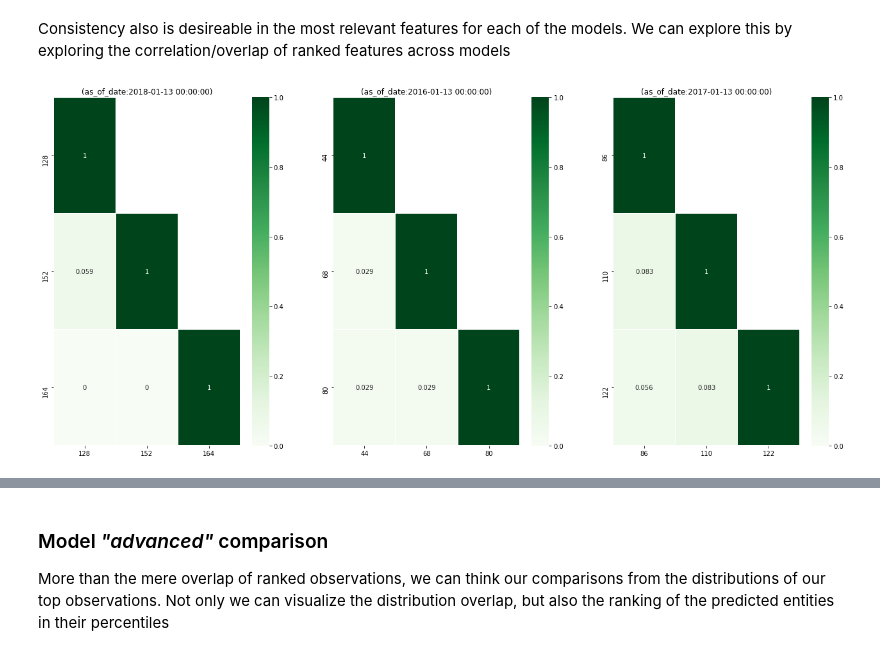
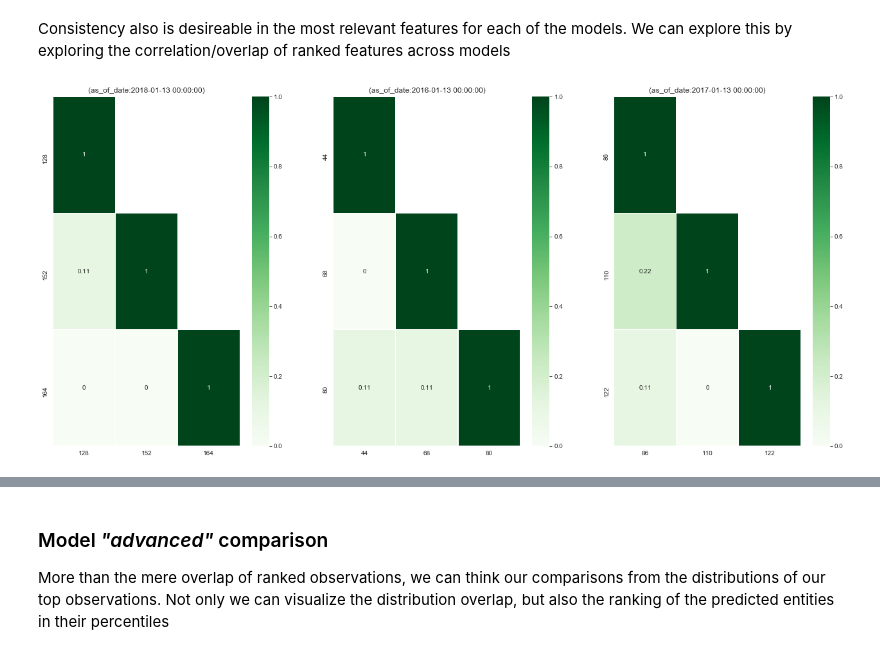
Before and after one commit to dssg/triage, a Jupyter notebook: src/triage/component/postmodeling/contrast/postmodeling_tutorial.ipynb, the cells around one changed output, grey strips where cells are left out. Cells and saved outputs as stored; diff of their text form; code cells hidden in the pictures.

```diff
--- a/src/triage/component/postmodeling/contrast/postmodeling_tutorial.ipynb
+++ b/src/triage/component/postmodeling/contrast/postmodeling_tutorial.ipynb
@@ -302,10 +310,10 @@ audited_models_class.plot_jaccard(param_type='rank_pct',
 # %% [markdown]
 Consistency also is desireable in the most relevant features for each of the models. We can explore this by exploring the correlation/overlap of ranked features across models
 # %%
-audited_models_class.plot_jaccard_features(top_n_features=20,
+audited_models_class.plot_jaccard_features(top_n_features=5,
                                           temporal_comparison=True)
 # %% [output]
-[figure, old version]
+[figure, new version]
 # %%
 audited_models_class.plot_ranked_correlation_features(figsize=params.figsize,
                                                       top_n_features=params.n_features_plots)
```
Also changed, not shown: parts of 11 cells of this notebook.
